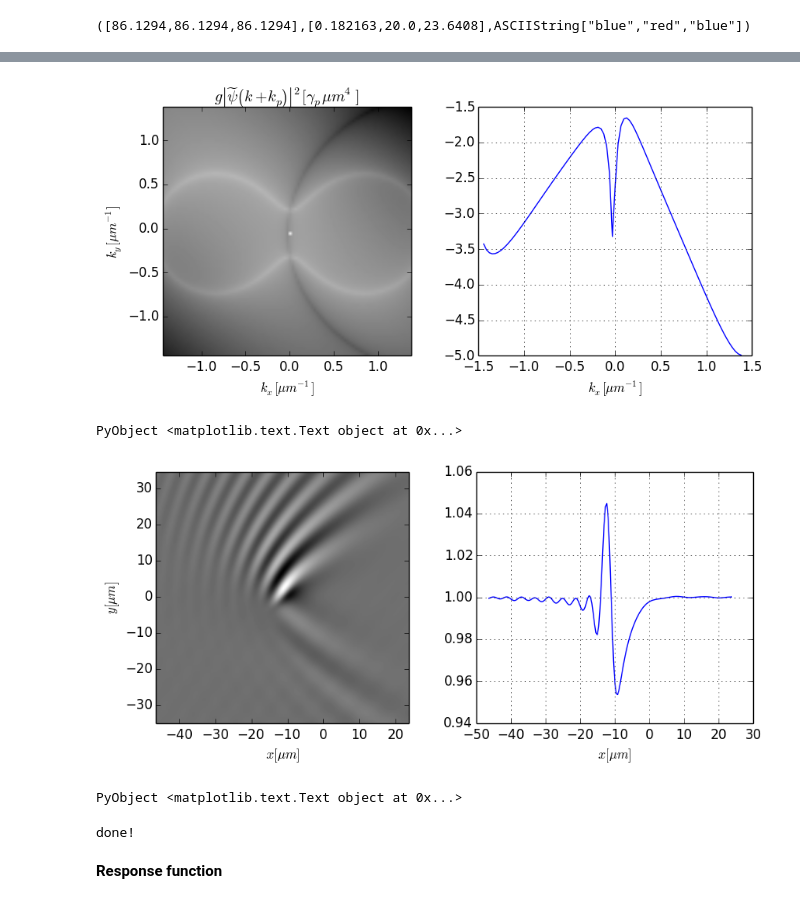
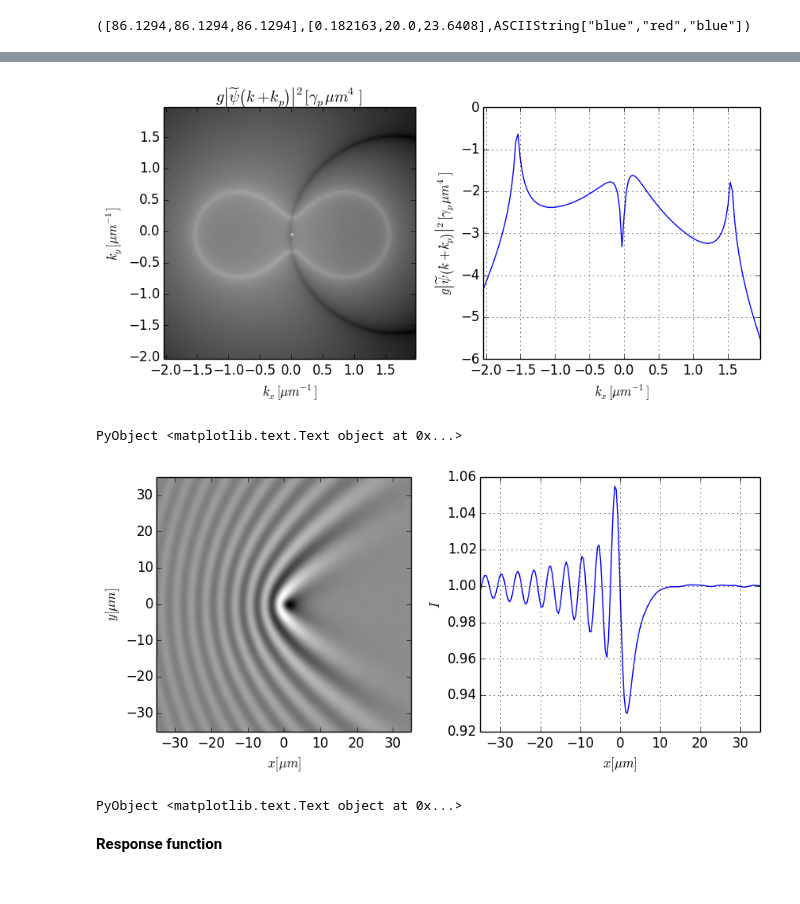
Before and after one commit to berceanu/notebooks, a Jupyter notebook: julia/1pump-responsef.ipynb, the cells around one changed output, grey strips where cells are left out. Drawn from its saved outputs; the diff is of its cells as text; code cells hidden in the pictures.

Commit message:
successfully plotting response function

```diff
--- a/julia/1pump-responsef.ipynb
+++ b/julia/1pump-responsef.ipynb
@@ -127,27 +92,31 @@ PyObject <matplotlib.text.Text object at 0x...>
 # %%
 # calculate wf in mom space
-ψmom = Complex{Float64}[ψtmom(momy, momx; ωp=-33., np=20., x0=xdef, y0=ydef, σ=σ, a=a, α=α, b=b) for momx in sbox.kx, momy in sbox.ky];
+ψmom = Complex{Float64}[ψtmom(momy, momx; ωp=-33.) for momx in sbox.kx, momy in sbox.ky];
 # %%
 #add constant part to wavefunction at k = 0
 ψmom[nx/2+1, ny/2+1] += sqrt(nx*ny)/xp;
 # %%
 # crop
-cψmom, ckx, cky = cropmat(transpose(ψmom), sbox.kx, sbox.ky; xcenter=0., ycenter=0., side=1.4);
+cψmom, ckx, cky = cropmat(transpose(ψmom), sbox.kx, sbox.ky; xcenter=0., ycenter=0., side=2.);
 # %%
 # logscale, for plotting
 cψmomplt = log10(20.*abs2(cψmom));
 # %%
 fig_mom_P, axes = plt.subplots(1, 2, figsize=(10, 4))
 axes[1][:imshow](cψmomplt, ColorMap("gray"),
                  extent=[ckx[1], ckx[end], cky[1], cky[end]])
 axes[1][:set_title](L"$g\left|\widetilde{\psi}\left(k+k_{p}\right)\right|^{2}[\gamma_p \mu m^4]$")
+
 axes[2][:plot](ckx, vec(cψmomplt[div(size(cψmomplt)[1],2), :]))
 axes[2][:grid]()
+axes[2][:set_xlim](ckx[1], ckx[end])
+
 axes[1][:set_ylabel](L"$k_y [\mu m^{-1}]$")
 axes[1][:set_xlabel](L"$k_x [\mu m^{-1}]$")
+axes[2][:set_ylabel](L"$g\left|\widetilde{\psi}\left(k+k_{p}\right)\right|^{2}[\gamma_p \mu m^4]$")
 axes[2][:set_xlabel](L"$k_x [\mu m^{-1}]$")
 # %% [output]
-[figure, old version]
+[figure, new version]
 PyObject <matplotlib.text.Text object at 0x...>
 # %%
 ψr = abs2(xp*fftshift(ifft(sqrt(nx*ny)ψmom)));
@@ -159,19 +128,17 @@ axes[1][:imshow](cψr, ColorMap("gray"), extent=[cx[1], cx[end], cy[1], cy[end]]
 
 axes[1][:set_ylim](cy[1], cy[end])
 axes[1][:set_xlim](cx[1], cx[end])
+axes[2][:set_xlim](cx[1], cx[end])
 
 axes[2][:plot](cx, vec(cψr[div(size(cψr)[1],2), :]))
 axes[2][:grid]()
 axes[1][:set_ylabel](L"$y [\mu m]$")
 axes[1][:set_xlabel](L"$x [\mu m]$")
 axes[2][:set_xlabel](L"$x [\mu m]$")
+axes[2][:set_ylabel](L"$I$")
 # %% [output]
-[figure, old version]
+[figure, new version]
 PyObject <matplotlib.text.Text object at 0x...>
-# %%
-println("done!")
-# %% [output]
-done!
 # %% [markdown]
 **Response function**
 # %% [markdown]
```
Also changed, not shown: parts of 14 cells of this notebook, 2 other files.
